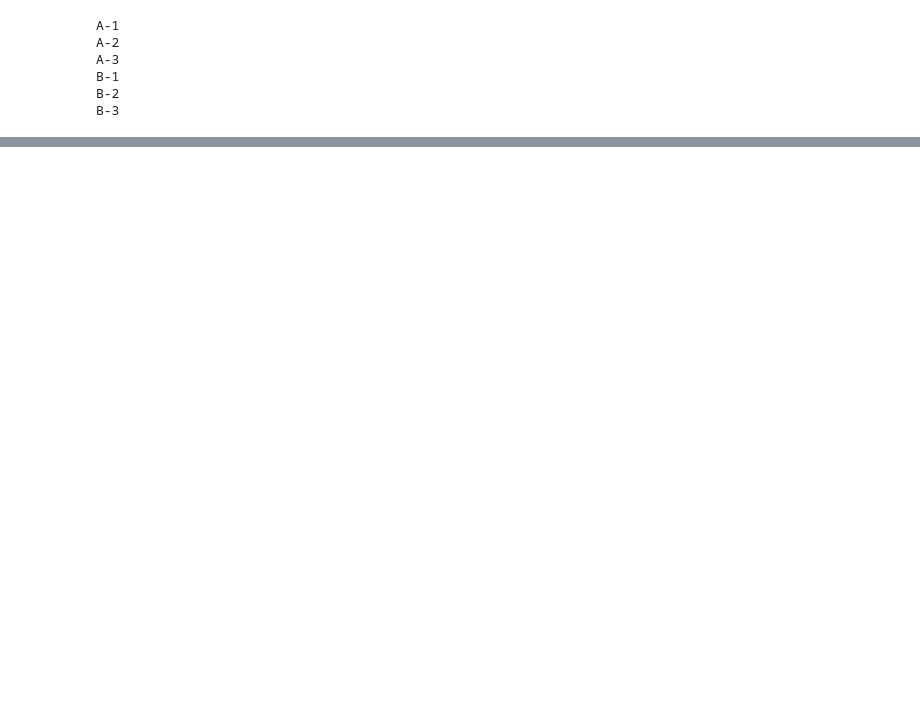
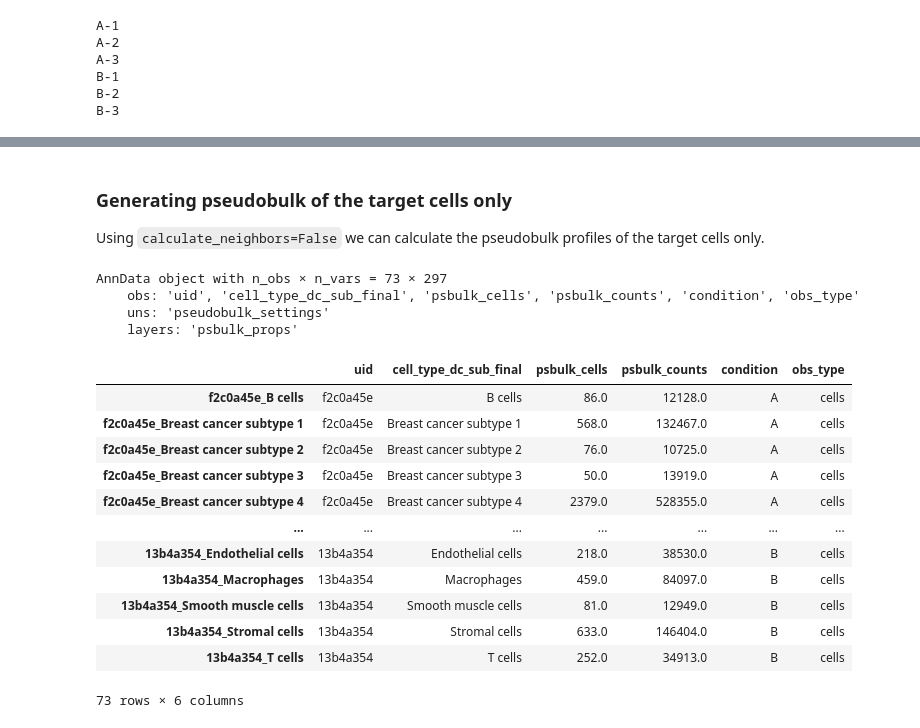
Before and after one commit to SpatialPathology/InSituPy, a Jupyter notebook: docs/source/tutorials/03_multisample_analysis/InSituPy_Pseudobulk.ipynb, the cells around one changed output, grey strips where cells are left out. Drawn from its saved outputs; the diff is of its cells as text; code cells hidden in the pictures; blank space fills up the shorter version.

```diff
--- a/docs/source/tutorials/03_multisample_analysis/InSituPy_Pseudobulk.ipynb
+++ b/docs/source/tutorials/03_multisample_analysis/InSituPy_Pseudobulk.ipynb
@@ -17,7 +27,8 @@ Now the Xenium data can be parsed by providing the data path to the `InSituPy` p
 # %%
-insitupy_project = Path(CACHE / "out/demo_insitupy_project")
-xd = InSituData.read(insitupy_project)
-xd.load_all(skip="transcripts")
+# Update this path to your data location
+data_path = Path(CACHE / "out/demo_insitupy_project")
+xd = InSituData.read(data_path)
+xd.load_all(skip="transcripts")  # Load all data except transcript coordinates
 xd
 # %% [output]
 InSituData
@@ -113,0 +114,38 @@ To continue with the analysis one requires more conditions than available in thi
+# %% [markdown]
+### Generating pseudobulk of the target cells only
+
+Using `calculate_neighbors=False` we can calculate the pseudobulk profiles of the target cells only.
+# %%
+pdata = pseudobulk(
+    exp=exp,
+    celltype_col='cell_type_dc_sub_final',
+    cells_layer='main',
+    counts_layer='counts',  # Use raw counts, not normalized
+    calculate_neighbors=False,
+    metadata_to_transfer="condition"
+)
+# %%
+# Inspect pseudobulk structure
+pdata
+# %% [output]
+AnnData object with n_obs × n_vars = 73 × 297
+    obs: 'uid', 'cell_type_dc_sub_final', 'psbulk_cells', 'psbulk_counts', 'condition', 'obs_type'
+    uns: 'pseudobulk_settings'
+    layers: 'psbulk_props'
+# %%
+# View sample metadata
+pdata.obs
+# %% [output]
+|  | uid | cell_type_dc_sub_final | psbulk_cells | psbulk_counts | condition | obs_type |
+| f2c0a45e_B cells | f2c0a45e | B cells | 86.0 | 12128.0 | A | cells |
+| f2c0a45e_Breast cancer subtype 1 | f2c0a45e | Breast cancer subtype 1 | 568.0 | 132467.0 | A | cells |
+| f2c0a45e_Breast cancer subtype 2 | f2c0a45e | Breast cancer subtype 2 | 76.0 | 10725.0 | A | cells |
+| f2c0a45e_Breast cancer subtype 3 | f2c0a45e | Breast cancer subtype 3 | 50.0 | 13919.0 | A | cells |
+| f2c0a45e_Breast cancer subtype 4 | f2c0a45e | Breast cancer subtype 4 | 2379.0 | 528355.0 | A | cells |
+| ... | ... | ... | ... | ... | ... | ... |
+| 13b4a354_Endothelial cells | 13b4a354 | Endothelial cells | 218.0 | 38530.0 | B | cells |
+| 13b4a354_Macrophages | 13b4a354 | Macrophages | 459.0 | 84097.0 | B | cells |
+| 13b4a354_Smooth muscle cells | 13b4a354 | Smooth muscle cells | 81.0 | 12949.0 | B | cells |
+| 13b4a354_Stromal cells | 13b4a354 | Stromal cells | 633.0 | 146404.0 | B | cells |
+| 13b4a354_T cells | 13b4a354 | T cells | 252.0 | 34913.0 | B | cells |
+73 rows × 6 columns
```
Also changed, not shown: parts of 45 cells of this notebook, 6 other files.
